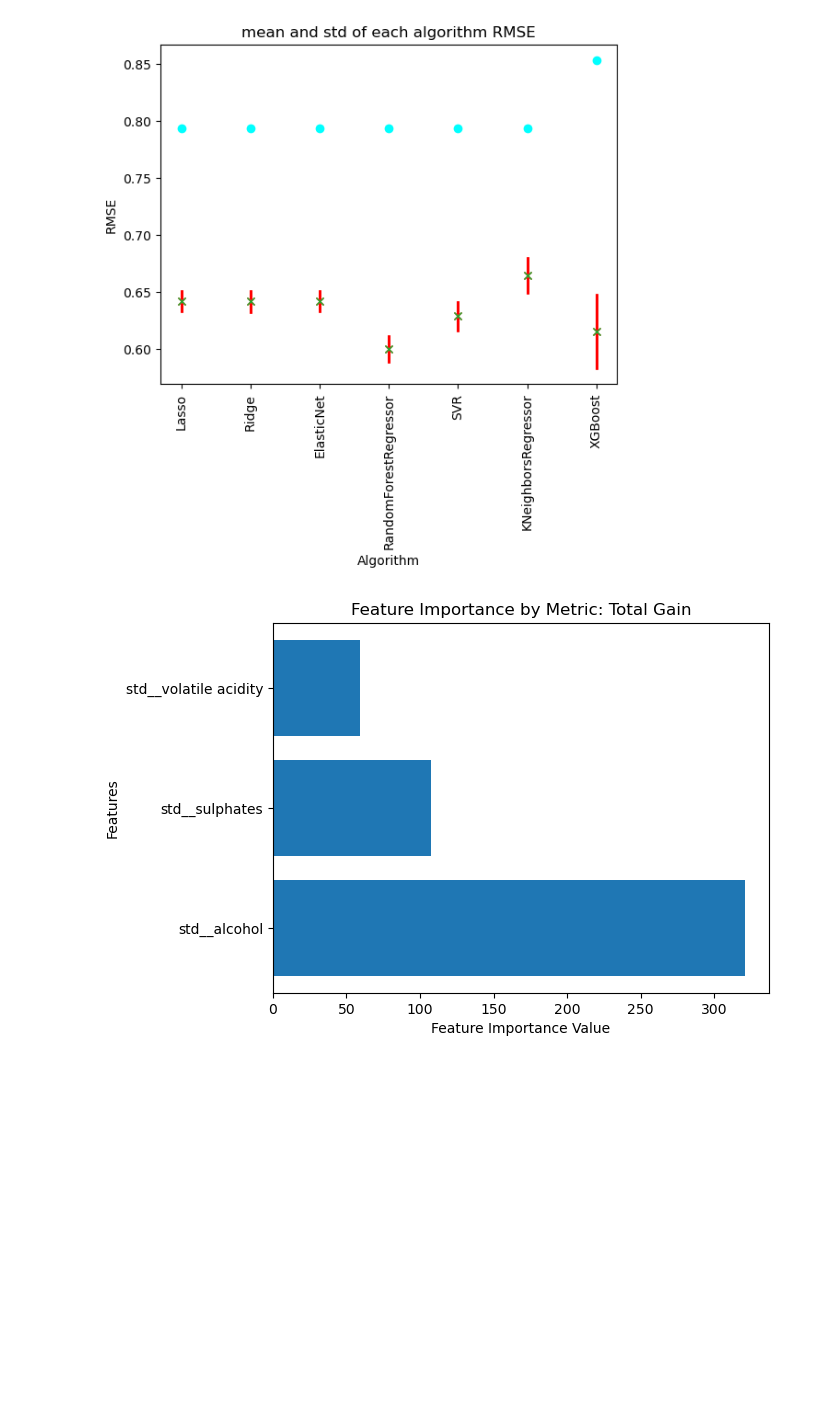
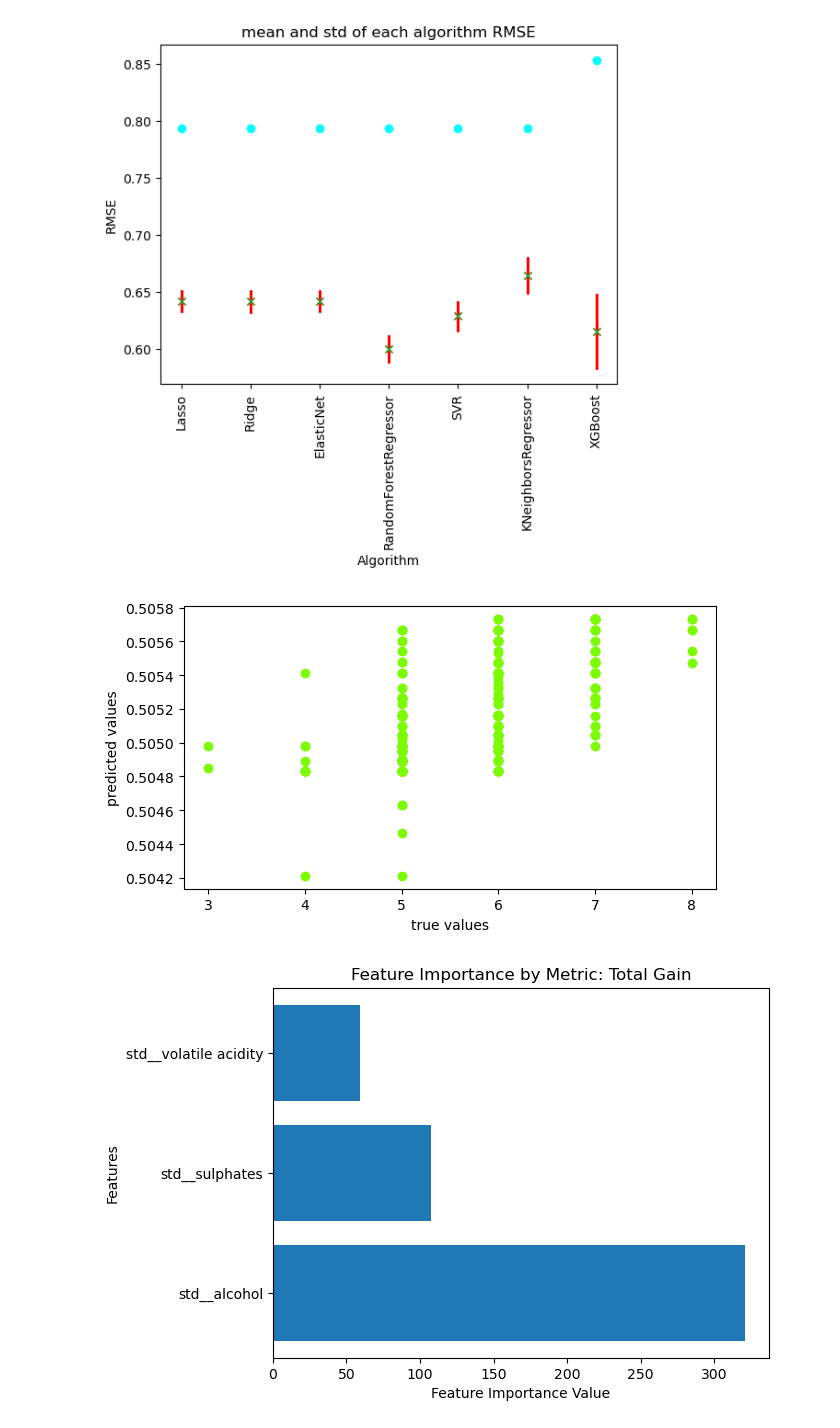
Before and after one commit to numbersix1103/Final, a Jupyter notebook: src/Wine Quality.ipynb, the cells around one changed output. Cells and saved outputs as stored; diff of their text form; code cells hidden in the pictures; blank space fills up the shorter version.

```diff
--- a/src/Wine Quality.ipynb
+++ b/src/Wine Quality.ipynb
@@ -581,6 +581,16 @@ plt.savefig("../Figures/uncertain", dpi = 300, bbox_inches = "tight")
 plt.show()
 # %% [output]
 [figure]
+# %%
+plt.figure(figsize=(6.4, 3.6))
+plt.scatter(y_test, chosen_model.predict(X_test_prep), label = 'true data', color = "lawngreen")
+plt.xlabel('true values')
+plt.ylabel('predicted values')
+plt.title('')
+plt.tight_layout()
+plt.show()
+# %% [output]
+[figure, added]
 # %%
 pd.set_option('display.max_colwidth', None)
 chosen_model = best_models.iloc[8, 0]
```
Also changed, not shown: parts of 4 cells of this notebook.
